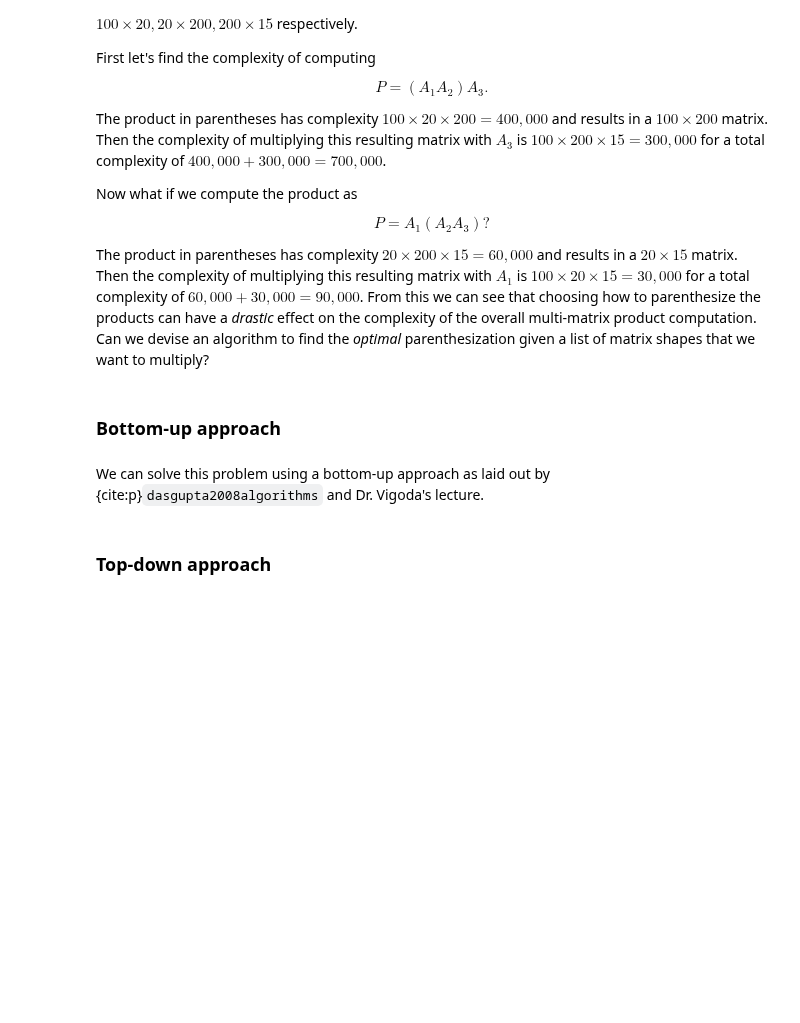
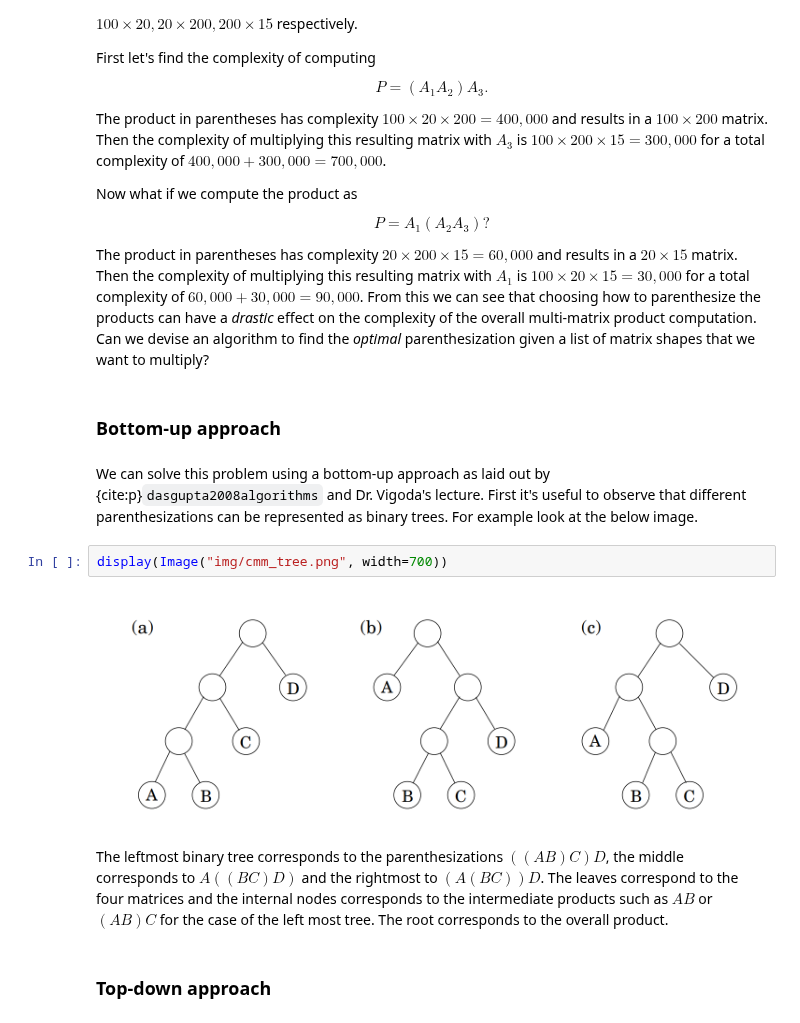
Before and after one commit to amanuelanteneh/aman-notes, a Jupyter notebook: _sources/computerscience/algorithms/dynamic_prog.ipynb, the cells around one changed output. Saved outputs shown, nothing was run; the diff lists cells and outputs as text; blank space fills up the shorter version.

```diff
--- a/_sources/computerscience/algorithms/dynamic_prog.ipynb
+++ b/_sources/computerscience/algorithms/dynamic_prog.ipynb
@@ -646,7 +645,13 @@ The product in parentheses has complexity $20 \times 200 \times 15 = 60,000$ and
 # %% [markdown]
 ### Bottom-up approach
 # %% [markdown]
-We can solve this problem using a bottom-up approach as laid out by {cite:p}`dasgupta2008algorithms` and Dr. Vigoda's lecture.
+We can solve this problem using a bottom-up approach as laid out by {cite:p}`dasgupta2008algorithms` and Dr. Vigoda's lecture. First it's useful to observe that different parenthesizations can be represented as binary trees. For example look at the below image.
+# %%
+display(Image("img/cmm_tree.png", width=700))
+# %% [output]
+[figure, added]
+# %% [markdown]
+The leftmost binary tree corresponds to the parenthesizations $((AB)C)D$, the middle corresponds to $A((BC)D)$ and the rightmost to $(A(BC))D$. The leaves correspond to the four matrices and the internal nodes corresponds to the intermediate products such as $AB$ or $(AB)C$ for the case of the left most tree. The root corresponds to the overall product.
 # %% [markdown]
 ### Top-down approach
 # %% [markdown]
```
Also changed, not shown: parts of 6 cells of this notebook, 3 other files.
